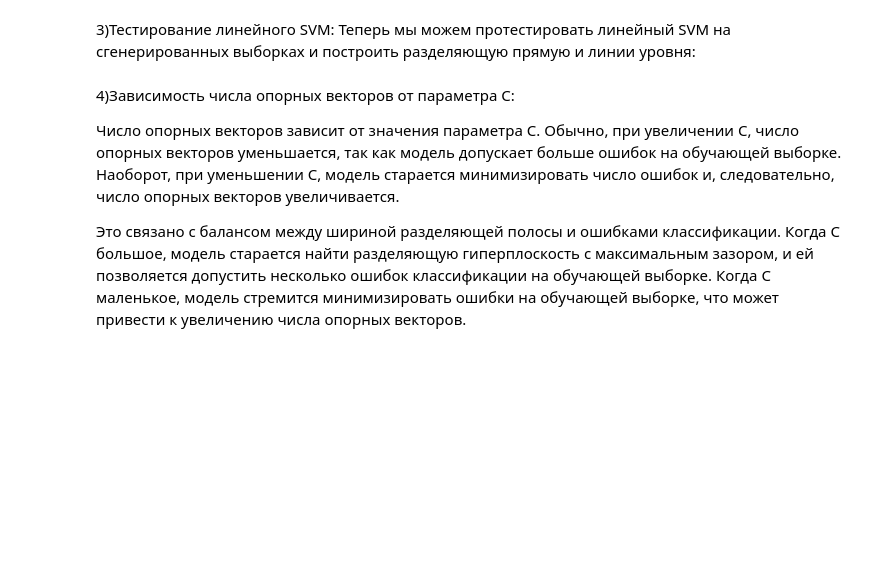
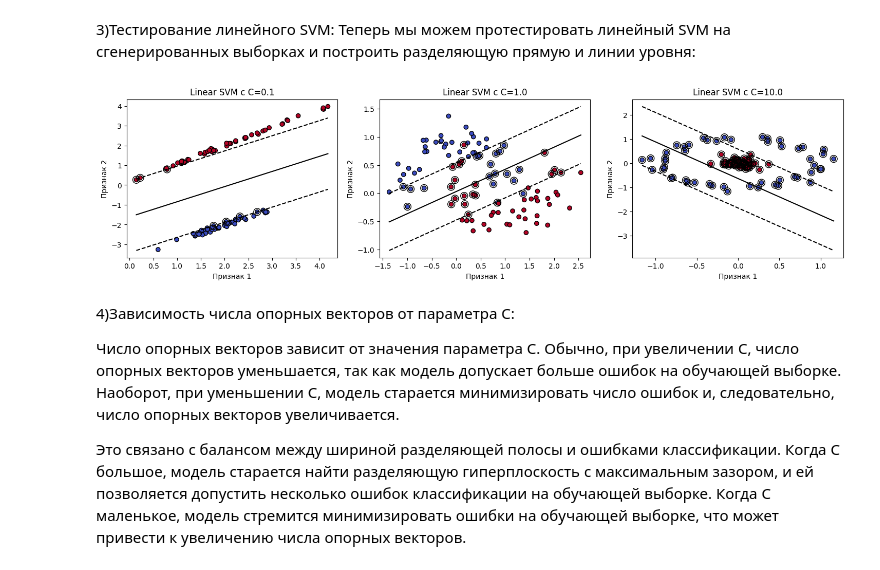
Before and after one commit to addmitriev66/MachineLearning2023, a Jupyter notebook: homework03/homework-practice-03-SVM.ipynb, the cells around one changed output. Drawn from its saved outputs; the diff is of its cells as text; code cells hidden in the pictures; blank space fills up the shorter version.

```diff
--- a/homework03/homework-practice-03-SVM.ipynb
+++ b/homework03/homework-practice-03-SVM.ipynb
@@ -239,3 +252,58 @@ for X, y in zip(Xs, ys):
+# %%
+import numpy as np
+import matplotlib.pyplot as plt
+from sklearn.svm import SVC
+from sklearn.datasets import make_classification, make_moons, make_circles
+
+# Генерация данных
+X_linear, y_linear = make_classification(n_samples=100, n_features=2, n_informative=2, n_redundant=0,
+                                         n_clusters_per_class=1, class_sep=2, random_state=42)
+
+X_nonlinear, y_nonlinear = make_moons(n_samples=100, noise=0.2, random_state=42)
+
+X_hard, y_hard = make_circles(n_samples=100, factor=0.1, noise=0.1, random_state=42)
+
+# Функция для визуализации разделяющей прямой, линий уровня и опорных векторов
+def plot_svm_decision_boundary(X, y, C=1.0, kernel='linear'):
+    svm = SVC(kernel=kernel, C=C)
+    svm.fit(X, y)
+
+    plt.scatter(X[:, 0], X[:, 1], c=y, cmap='coolwarm', edgecolors='k')
+
+    # Разделяющая прямая
+    w = svm.coef_[0]
+    a = -w[0] / w[1]
+    xx = np.linspace(min(X[:, 0]), max(X[:, 0]))
+    yy = a * xx - (svm.intercept_[0]) / w[1]
+    plt.plot(xx, yy, 'k-')
+
+    # Линии уровня ограничивающего коридора
+    margin = 1 / np.sqrt(np.sum(svm.coef_ ** 2))
+    yy = a * xx - (svm.intercept_[0] - 1) / w[1]
+    plt.plot(xx, yy, 'k--')
+    yy = a * xx - (svm.intercept_[0] + 1) / w[1]
+    plt.plot(xx, yy, 'k--')
+
+    # Опорные вектора
+    plt.scatter(svm.support_vectors_[:, 0], svm.support_vectors_[:, 1], s=100,
+                linewidth=1, facecolors='none', edgecolors='k')
+
+    plt.xlabel('Признак 1')
+    plt.ylabel('Признак 2')
+    plt.title(f'Linear SVM с C={C}')
+
+# Визуализация результатов для различных значений C
+plt.figure(figsize=(18, 4))
+plt.subplot(1, 3, 1)
+plot_svm_decision_boundary(X_linear, y_linear, C=0.1)
+plt.subplot(1, 3, 2)
+plot_svm_decision_boundary(X_nonlinear, y_nonlinear, C=1.0)
+plt.subplot(1, 3, 3)
+plot_svm_decision_boundary(X_hard, y_hard, C=10.0)
+
+plt.show()
+# %% [output]
+[figure, added]
 # %% [markdown]
 4)Зависимость числа опорных векторов от параметра C:
 
```
Also changed, not shown: parts of 10 cells of this notebook.
